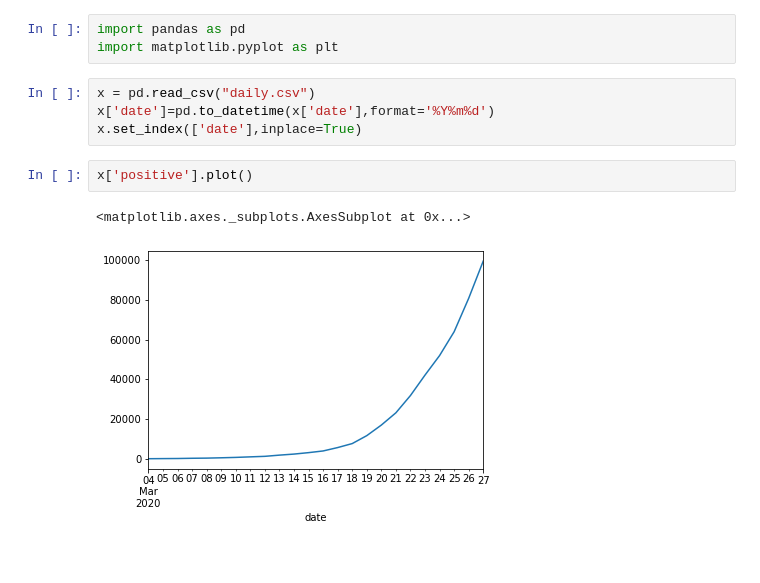
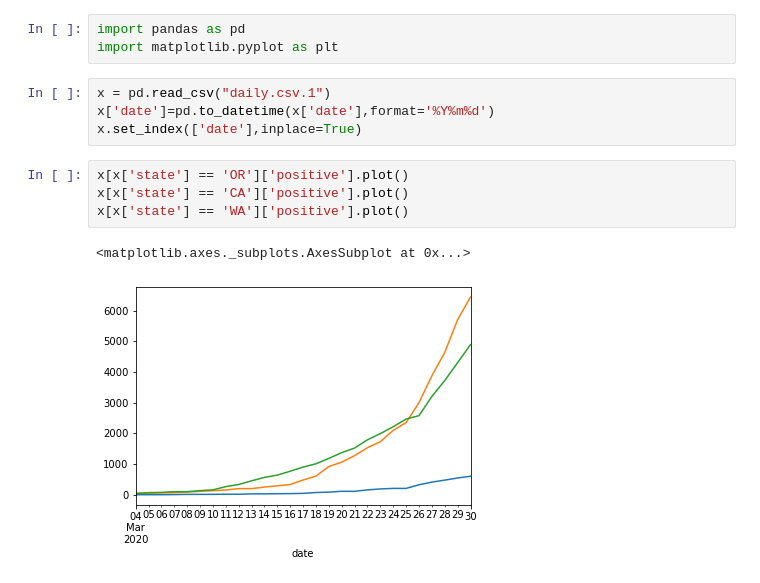
Before and after one commit to andrewkern/bio399, a Jupyter notebook: week2.ipynb, the cells around one changed output. Drawn from its saved outputs; the diff is of its cells as text.

```diff
--- a/week2.ipynb
+++ b/week2.ipynb
@@ -4,11 +4,13 @@
 import pandas as pd
 import matplotlib.pyplot as plt
 # %%
-x = pd.read_csv("daily.csv")
+x = pd.read_csv("daily.csv.1")
 x['date']=pd.to_datetime(x['date'],format='%Y%m%d')
 x.set_index(['date'],inplace=True)
-# %%
-x['positive'].plot()
-# %% [output]
-<matplotlib.axes._subplots.AxesSubplot at 0x...>
-[figure, removed]
+# %%
+x[x['state'] == 'OR']['positive'].plot()
+x[x['state'] == 'CA']['positive'].plot()
+x[x['state'] == 'WA']['positive'].plot()
+# %% [output]
+<matplotlib.axes._subplots.AxesSubplot at 0x...>
+[figure, added]
```
Also changed, not shown: parts of 2 cells of this notebook, 1 other file.
